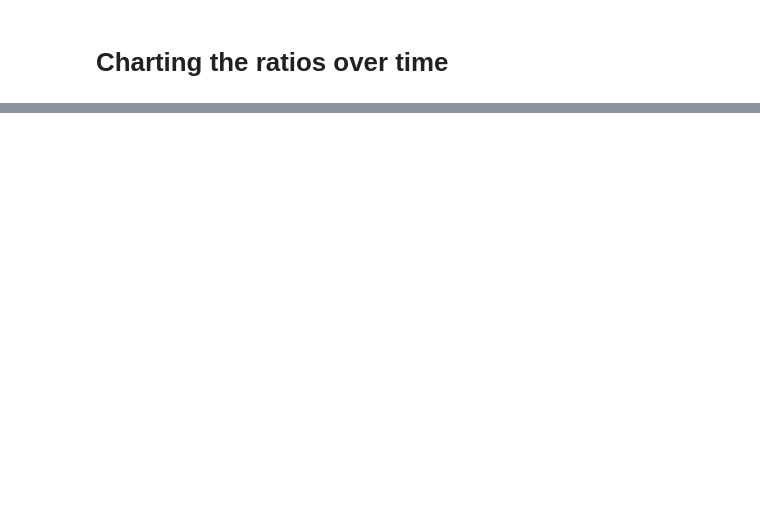
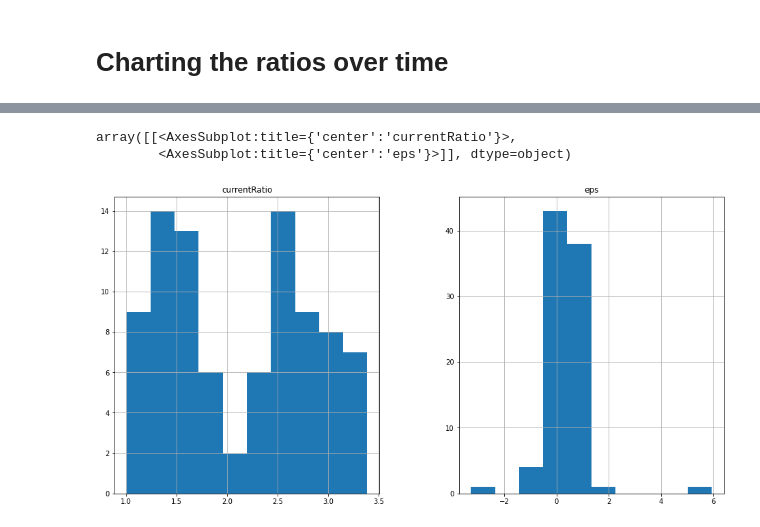
Before and after one commit to lincolnmuriithi11/financial_modeling, a Jupyter notebook: financial_ratios_aapl.ipynb, the cells around one changed output, grey strips where cells are left out. Cells and saved outputs as stored; diff of their text form; code cells hidden in the pictures; blank space fills up the shorter version.

```diff
--- a/financial_ratios_aapl.ipynb
+++ b/financial_ratios_aapl.ipynb
@@ -99,4 +99,4 @@ income_statement.head()
 | 4 | 2021-10-31 | A | USD | 0001090872 | 2021-12-17 | 2021-12-17 17:01:49 | 2021 | Q4 | ... |
 5 rows × 38 columns
 # %%
-income_statement["fillingDate"] = pd.to_datetime(income_statement["fillingDate"])
+income_statement["date"] = pd.to_datetime(income_statement["date"])
@@ -223,0 +212,10 @@ OSError: '%hist' not found in the style library and input is not a valid URL or
+# %%
+# plotting histograms to check distributions
+import matplotlib as polt
+plot_columns = train[["currentRatio", "eps"]]
+plot_columns.hist(figsize=(16,8))
+# plot.figure(figsize=(16,8))
+# %% [output]
+array([[<AxesSubplot:title={'center':'currentRatio'}>,
+        <AxesSubplot:title={'center':'eps'}>]], dtype=object)
+[figure, added]
```
Also changed, not shown: parts of 8 cells of this notebook.
